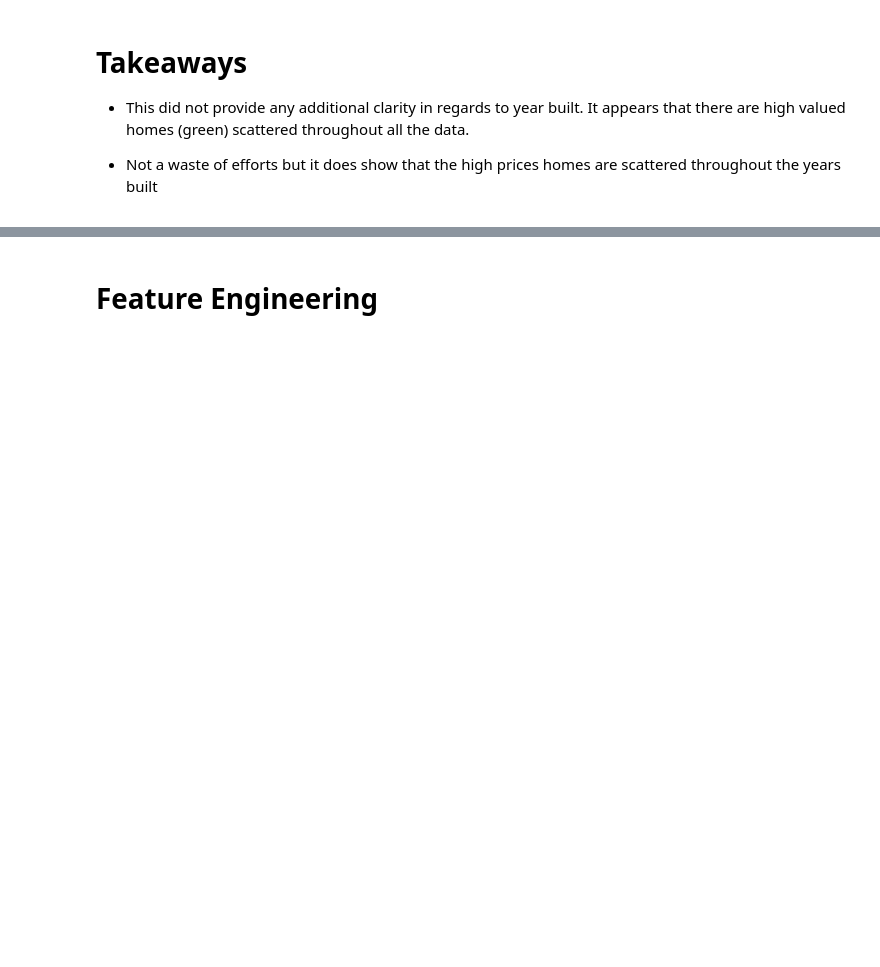
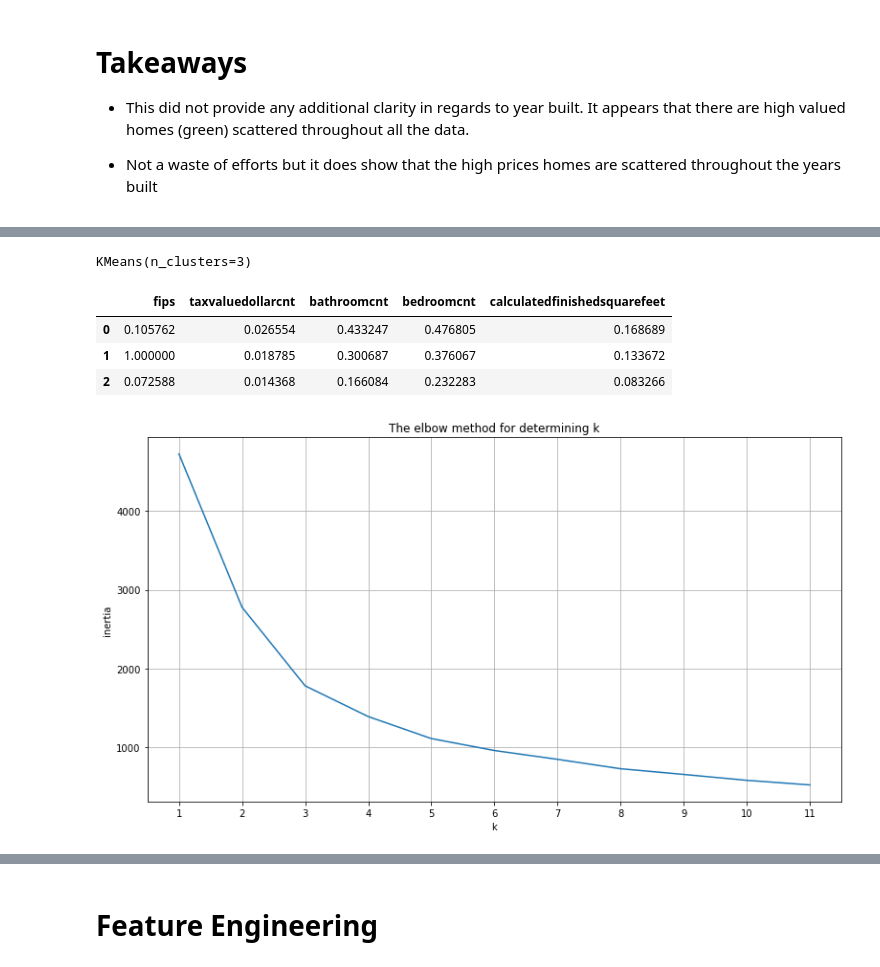
Before and after one commit to AAranda10/clustering-project, a Jupyter notebook: clustering_project.ipynb, the cells around one changed output, grey strips where cells are left out. Drawn from its saved outputs; the diff is of its cells as text; code cells hidden in the pictures; blank space fills up the shorter version.

```diff
--- a/clustering_project.ipynb
+++ b/clustering_project.ipynb
@@ -385,0 +428,26 @@ Text(0.5, 1.0, 'Year Built vs Log Error By Clusters')
+# %%
+X5 = X_train_scaled[['fips', 'taxvaluedollarcnt','bathroomcnt', 'bedroomcnt', 'calculatedfinishedsquarefeet']]
+kmeans = KMeans(n_clusters=3)
+kmeans.fit(X5)
+# %% [output]
+KMeans(n_clusters=3)
+# %%
+pd.DataFrame(kmeans.cluster_centers_, columns=X5.columns)
+# %% [output]
+|  | fips | taxvaluedollarcnt | bathroomcnt | bedroomcnt | calculatedfinishedsquarefeet |
+| 0 | 0.105762 | 0.026554 | 0.433247 | 0.476805 | 0.168689 |
+| 1 | 1.000000 | 0.018785 | 0.300687 | 0.376067 | 0.133672 |
+| 2 | 0.072588 | 0.014368 | 0.166084 | 0.232283 | 0.083266 |
+# %%
+output = {}
+
+for k in range(1, 12):
+    kmeans = KMeans(n_clusters=k)
+    kmeans.fit(X5)
+    output[k] = kmeans.inertia_
+
+ax = pd.Series(output).plot(figsize=(13, 7))
+ax.set(xlabel='k', ylabel='inertia', xticks=range(1, 12), title='The elbow method for determining k')
+ax.grid()
+# %% [output]
+[figure, added]
```
Also changed, not shown: parts of 21 cells of this notebook.
